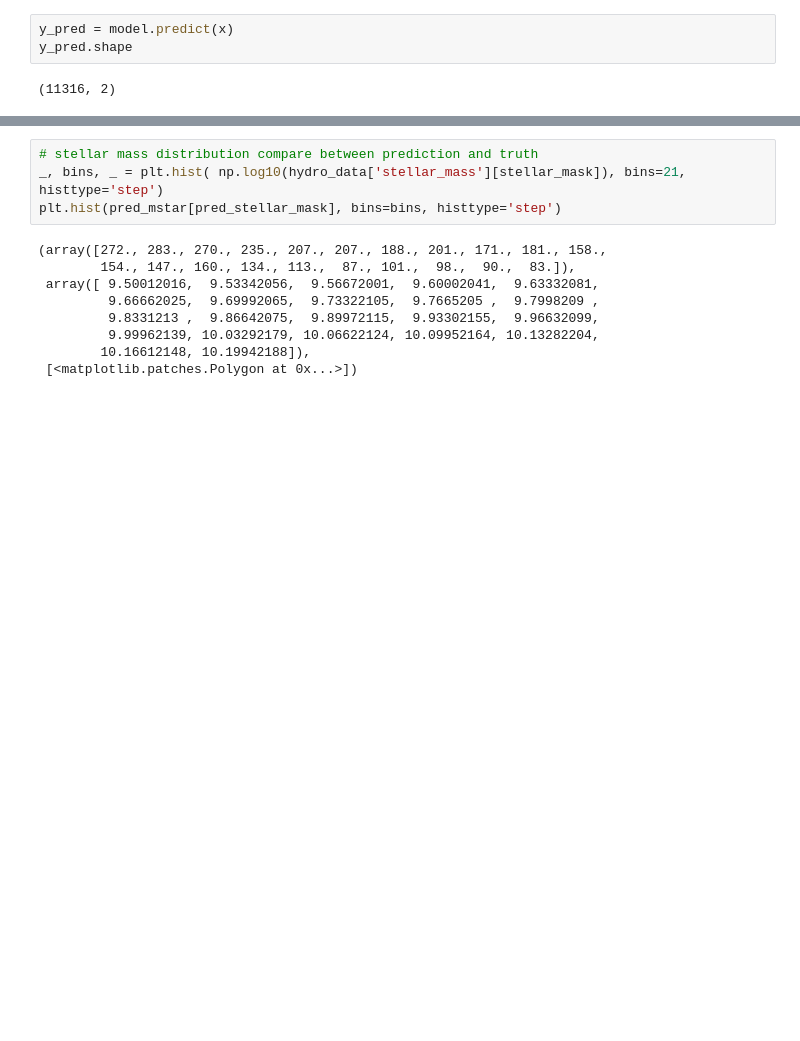
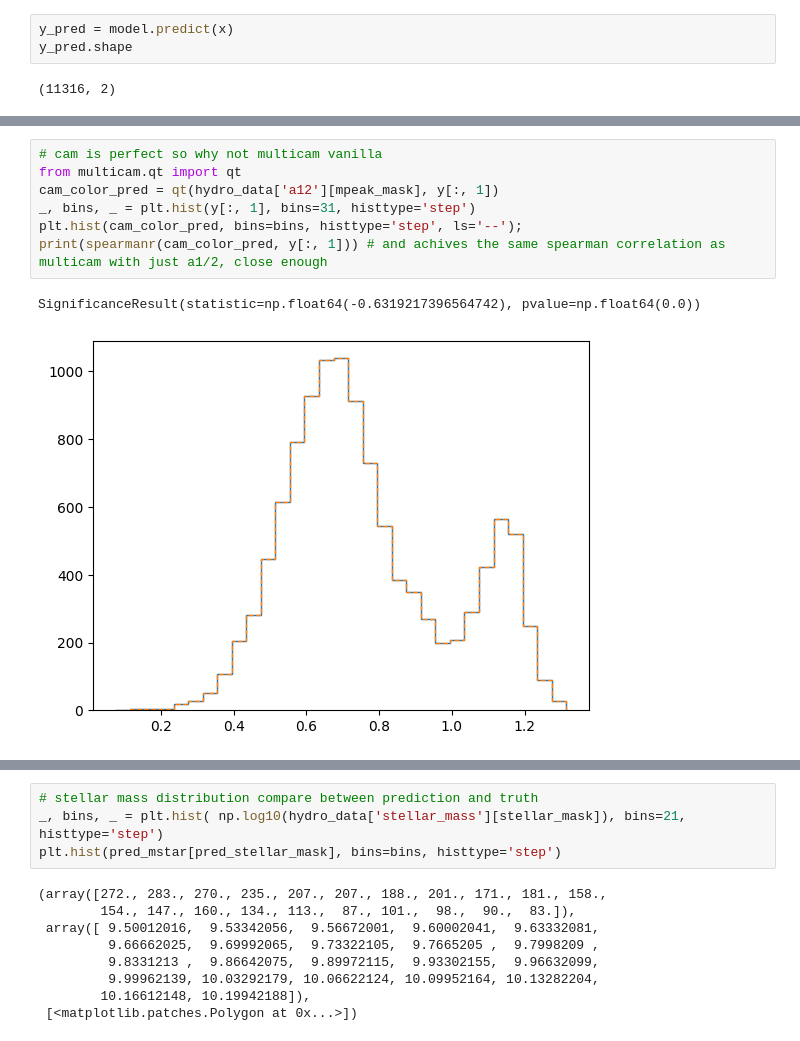
Before and after one commit to ismael-mendoza/multicam-tng-mah, a Jupyter notebook: notebooks/current/2025-11-10 MultiCAM clustering application draft.ipynb, the cells around one changed output, grey strips where cells are left out. Cells and saved outputs as stored; diff of their text form; blank space fills up the shorter version.

Commit message:
multicam update

```diff
--- a/notebooks/current/2025-11-10 MultiCAM clustering application draft.ipynb
+++ b/notebooks/current/2025-11-10 MultiCAM clustering application draft.ipynb
@@ -181,2 +203,12 @@ plt.hist(y_pred[:, 1], bins=bins, histtype='step', ls='--');
+# %%
+# cam is perfect so why not multicam vanilla
+from multicam.qt import qt
+cam_color_pred = qt(hydro_data['a12'][mpeak_mask], y[:, 1])
+_, bins, _ = plt.hist(y[:, 1], bins=31, histtype='step')
+plt.hist(cam_color_pred, bins=bins, histtype='step', ls='--');
+print(spearmanr(cam_color_pred, y[:, 1])) # and achives the same spearman correlation as multicam with just a1/2, close enough
+# %% [output]
+SignificanceResult(statistic=np.float64(-0.6319217396564742), pvalue=np.float64(0.0))
+[figure, added]
 # %%
 # prediction spearmanr (these are what we expect I think)
```
Also changed, not shown: parts of 10 cells of this notebook.
